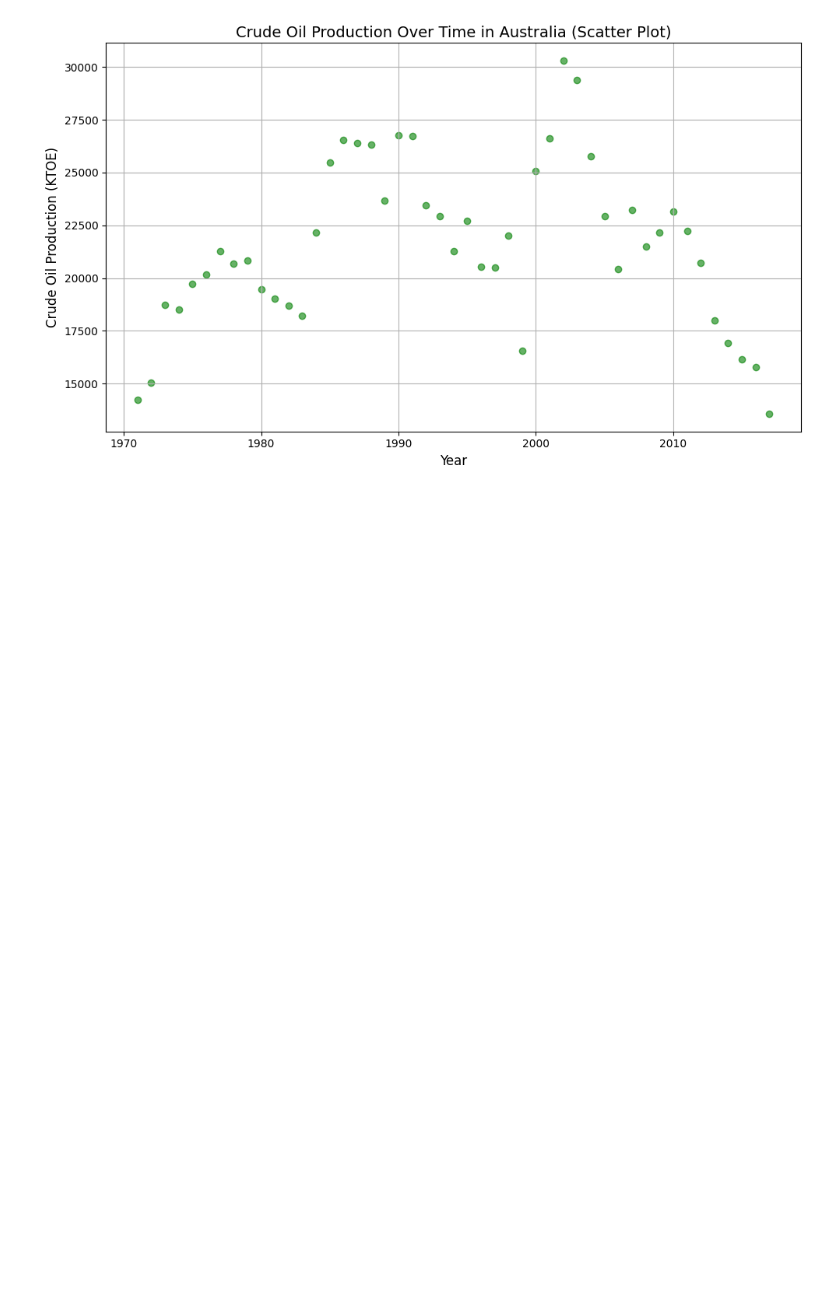
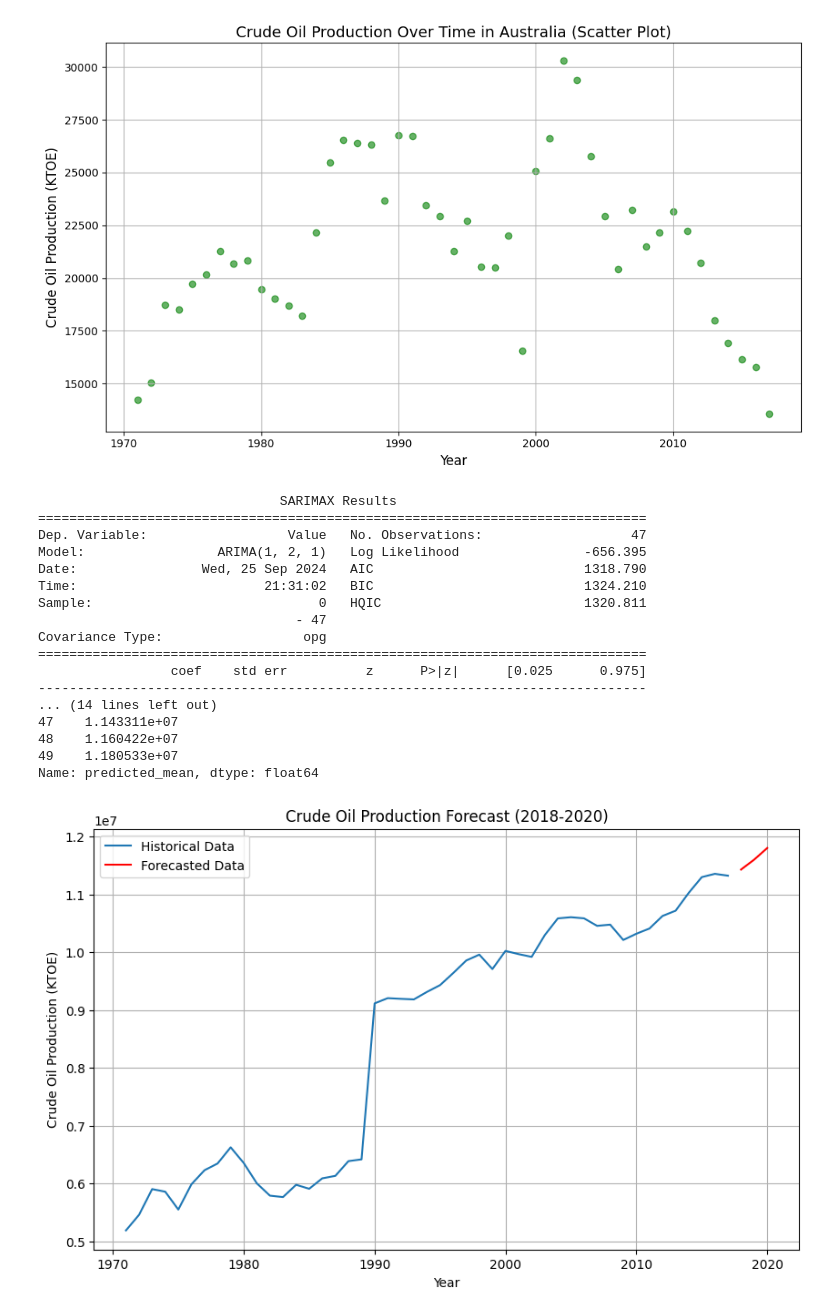
Before and after one commit to soroush62/Crude-Oil-Production-Analysis-with-LightningChart-Python, a Jupyter notebook: Python Files/test.ipynb, the cells around one changed output. Cells and saved outputs as stored; diff of their text form; code cells hidden in the pictures; blank space fills up the shorter version.

Commit message:
finalyzing ARIMA model

```diff
--- a/Python Files/test.ipynb
+++ b/Python Files/test.ipynb
@@ -173,3 +173,62 @@ plt.tight_layout()
 plt.show()
 # %% [output]
 [figure]
+# %%
+import pandas as pd
+from statsmodels.tsa.arima.model import ARIMA
+import matplotlib.pyplot as plt
+
+# Load dataset
+file_path = '../Dataset/DP_LIVE.xlsx'
+oil_data = pd.read_excel(file_path)
+
+# Preprocess dataset (removing missing/zero values)
+oil_data = oil_data[oil_data['Value'] > 0].dropna(subset=['Value'])
+
+# Filter years (1970 - 2017)
+oil_data = oil_data[(oil_data['TIME'] >= 1970) & (oil_data['TIME'] <= 2017)]
+
+# Group by 'TIME' to get yearly total production
+yearly_data = oil_data.groupby('TIME')['Value'].sum()
+
+# Fit ARIMA model (1,2,1) as identified in analysis
+model = ARIMA(yearly_data, order=(1, 2, 1))
+model_fit = model.fit()
+
+# Print summary of the model
+print(model_fit.summary())
+
+# Forecast future values (for the years 2018-2020)
+forecast_values = model_fit.forecast(steps=3)
+print("Forecasted values (2018-2020):")
+print(forecast_values)
+
+# Plot the forecast results
+plt.figure(figsize=(10, 6))
+plt.plot(yearly_data.index, yearly_data, label='Historical Data')
+plt.plot([2018, 2019, 2020], forecast_values, label='Forecasted Data', color='red')
+plt.title('Crude Oil Production Forecast (2018-2020)')
+plt.xlabel('Year')
+plt.ylabel('Crude Oil Production (KTOE)')
+plt.legend()
+plt.grid()
+plt.show()
+# %% [output]
+                               SARIMAX Results
+==============================================================================
+Dep. Variable:                  Value   No. Observations:                   47
+Model:                 ARIMA(1, 2, 1)   Log Likelihood                -656.395
+Date:                Wed, 25 Sep 2024   AIC                           1318.790
+Time:                        21:31:02   BIC                           1324.210
+Sample:                             0   HQIC                          1320.811
+                                 - 47
+Covariance Type:                  opg
+==============================================================================
+                 coef    std err          z      P>|z|      [0.025      0.975]
+------------------------------------------------------------------------------
+... (14 lines left out)
+47    1.143311e+07
+48    1.160422e+07
+49    1.180533e+07
+Name: predicted_mean, dtype: float64
+[figure, added]
```
Also changed, not shown: 1 other file.
